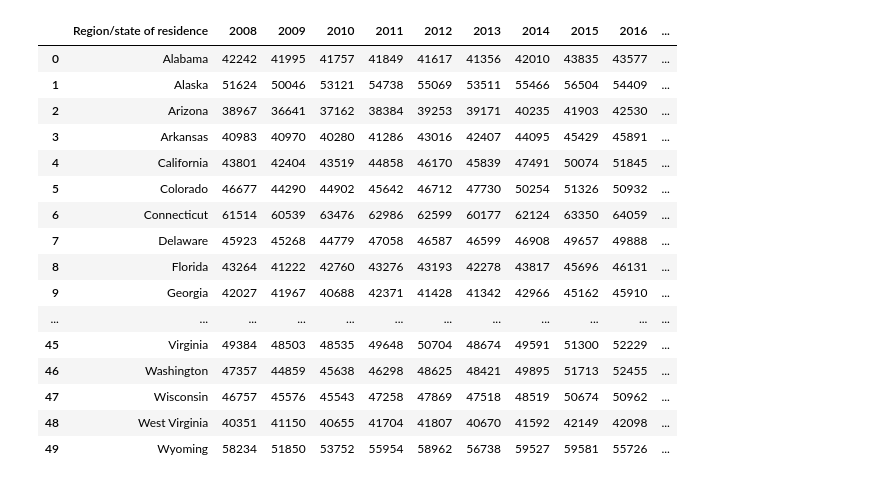
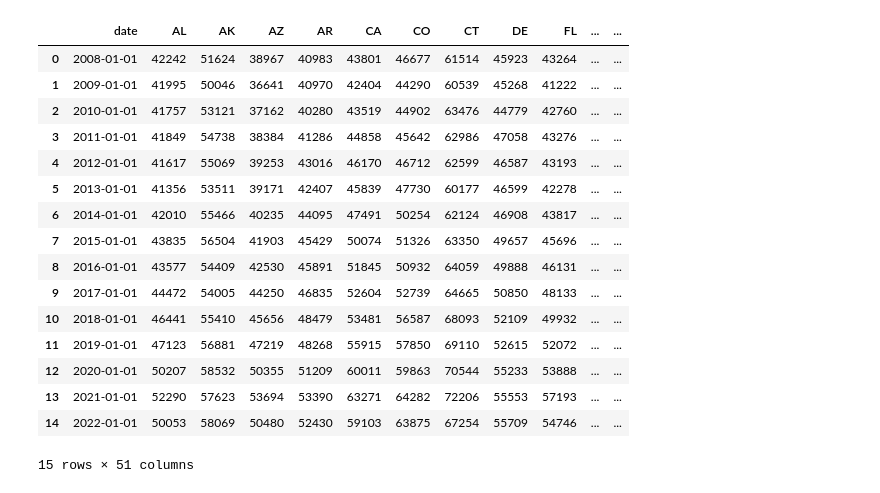
Before and after one commit to MyJineng/Healthcare-ETL, a Jupyter notebook: cleanedData2.ipynb, the cells around one changed output. Drawn from its saved outputs; the diff is of its cells as text; code cells hidden in the pictures.

```diff
--- a/cleanedData2.ipynb
+++ b/cleanedData2.ipynb
@@ -48,24 +48,24 @@ df.to_csv('Data/realincome.csv', encoding='utf-8', index=False)
 # %%
-income_csv = pd.read_csv('Data/realincome.csv')
+income_csv = pd.read_csv('realincome.csv')
 income_csv
 # %% [output]
-|  | Region/state of residence | 2008 | 2009 | 2010 | 2011 | 2012 | 2013 | 2014 | 2015 | 2016 | ... |
-| 0 | Alabama | 42242 | 41995 | 41757 | 41849 | 41617 | 41356 | 42010 | 43835 | 43577 | ... |
-| 1 | Alaska | 51624 | 50046 | 53121 | 54738 | 55069 | 53511 | 55466 | 56504 | 54409 | ... |
-| 2 | Arizona | 38967 | 36641 | 37162 | 38384 | 39253 | 39171 | 40235 | 41903 | 42530 | ... |
-| 3 | Arkansas | 40983 | 40970 | 40280 | 41286 | 43016 | 42407 | 44095 | 45429 | 45891 | ... |
-| 4 | California | 43801 | 42404 | 43519 | 44858 | 46170 | 45839 | 47491 | 50074 | 51845 | ... |
-| 5 | Colorado | 46677 | 44290 | 44902 | 45642 | 46712 | 47730 | 50254 | 51326 | 50932 | ... |
-| 6 | Connecticut | 61514 | 60539 | 63476 | 62986 | 62599 | 60177 | 62124 | 63350 | 64059 | ... |
-| 7 | Delaware | 45923 | 45268 | 44779 | 47058 | 46587 | 46599 | 46908 | 49657 | 49888 | ... |
-| 8 | Florida | 43264 | 41222 | 42760 | 43276 | 43193 | 42278 | 43817 | 45696 | 46131 | ... |
-| 9 | Georgia | 42027 | 41967 | 40688 | 42371 | 41428 | 41342 | 42966 | 45162 | 45910 | ... |
-| ... | ... | ... | ... | ... | ... | ... | ... | ... | ... | ... | ... |
-| 45 | Virginia | 49384 | 48503 | 48535 | 49648 | 50704 | 48674 | 49591 | 51300 | 52229 | ... |
-| 46 | Washington | 47357 | 44859 | 45638 | 46298 | 48625 | 48421 | 49895 | 51713 | 52455 | ... |
-| 47 | Wisconsin | 46757 | 45576 | 45543 | 47258 | 47869 | 47518 | 48519 | 50674 | 50962 | ... |
-| 48 | West Virginia | 40351 | 41150 | 40655 | 41704 | 41807 | 40670 | 41592 | 42149 | 42098 | ... |
-| 49 | Wyoming | 58234 | 51850 | 53752 | 55954 | 58962 | 56738 | 59527 | 59581 | 55726 | ... |
+|  | date | AL | AK | AZ | AR | CA | CO | CT | DE | FL | ... | ... |
+| 0 | 2008-01-01 | 42242 | 51624 | 38967 | 40983 | 43801 | 46677 | 61514 | 45923 | 43264 | ... | ... |
+| 1 | 2009-01-01 | 41995 | 50046 | 36641 | 40970 | 42404 | 44290 | 60539 | 45268 | 41222 | ... | ... |
+| 2 | 2010-01-01 | 41757 | 53121 | 37162 | 40280 | 43519 | 44902 | 63476 | 44779 | 42760 | ... | ... |
+| 3 | 2011-01-01 | 41849 | 54738 | 38384 | 41286 | 44858 | 45642 | 62986 | 47058 | 43276 | ... | ... |
+| 4 | 2012-01-01 | 41617 | 55069 | 39253 | 43016 | 46170 | 46712 | 62599 | 46587 | 43193 | ... | ... |
+| 5 | 2013-01-01 | 41356 | 53511 | 39171 | 42407 | 45839 | 47730 | 60177 | 46599 | 42278 | ... | ... |
+| 6 | 2014-01-01 | 42010 | 55466 | 40235 | 44095 | 47491 | 50254 | 62124 | 46908 | 43817 | ... | ... |
+| 7 | 2015-01-01 | 43835 | 56504 | 41903 | 45429 | 50074 | 51326 | 63350 | 49657 | 45696 | ... | ... |
+| 8 | 2016-01-01 | 43577 | 54409 | 42530 | 45891 | 51845 | 50932 | 64059 | 49888 | 46131 | ... | ... |
+| 9 | 2017-01-01 | 44472 | 54005 | 44250 | 46835 | 52604 | 52739 | 64665 | 50850 | 48133 | ... | ... |
+| 10 | 2018-01-01 | 46441 | 55410 | 45656 | 48479 | 53481 | 56587 | 68093 | 52109 | 49932 | ... | ... |
+| 11 | 2019-01-01 | 47123 | 56881 | 47219 | 48268 | 55915 | 57850 | 69110 | 52615 | 52072 | ... | ... |
+| 12 | 2020-01-01 | 50207 | 58532 | 50355 | 51209 | 60011 | 59863 | 70544 | 55233 | 53888 | ... | ... |
+| 13 | 2021-01-01 | 52290 | 57623 | 53694 | 53390 | 63271 | 64282 | 72206 | 55553 | 57193 | ... | ... |
+| 14 | 2022-01-01 | 50053 | 58069 | 50480 | 52430 | 59103 | 63875 | 67254 | 55709 | 54746 | ... | ... |
+15 rows × 51 columns
 # %%
 df2 = pd.read_excel('Data\Residence_all_tables.xlsx', 'Table 11 Personal Health Care')
 df3 = pd.read_excel('Data\Residence_all_tables.xlsx', 'Table 12 Hospital')
```
Also changed, not shown: parts of 3 cells of this notebook.
